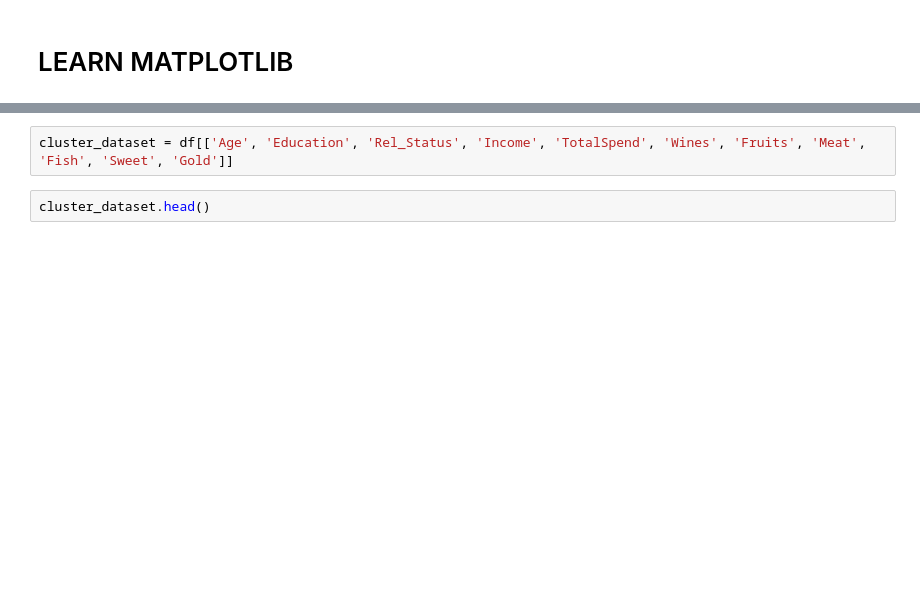
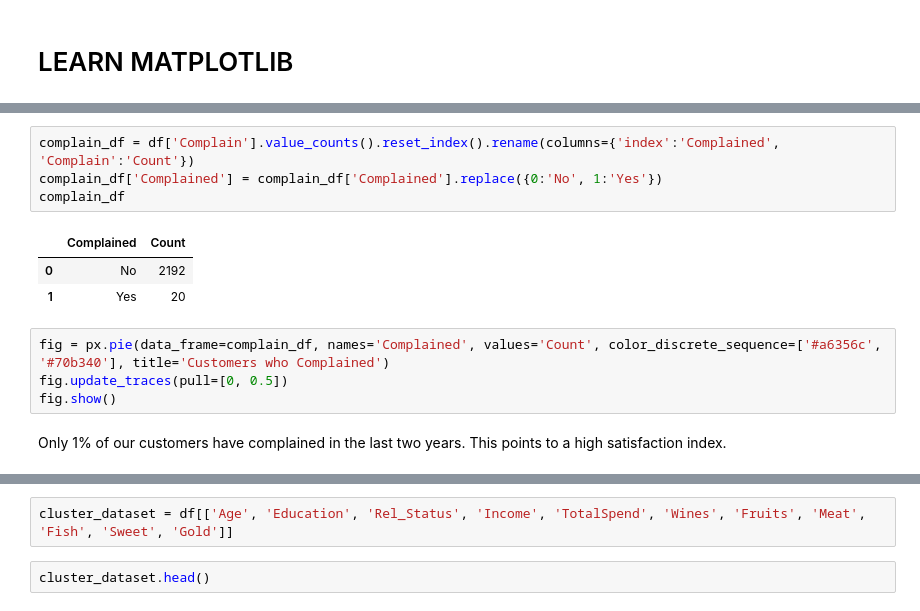
Before and after one commit to saranshkr/customer-profile-analysis, a Jupyter notebook: marketing-campaign-eda.ipynb, the cells around one changed output, grey strips where cells are left out. Saved outputs shown, nothing was run; the diff lists cells and outputs as text; blank space fills up the shorter version.

```diff
--- a/marketing-campaign-eda.ipynb
+++ b/marketing-campaign-eda.ipynb
@@ -497,0 +474,14 @@ plt.show()
+# %%
+complain_df = df['Complain'].value_counts().reset_index().rename(columns={'index':'Complained', 'Complain':'Count'})
+complain_df['Complained'] = complain_df['Complained'].replace({0:'No', 1:'Yes'})
+complain_df
+# %% [output]
+|  | Complained | Count |
+| 0 | No | 2192 |
+| 1 | Yes | 20 |
+# %%
+fig = px.pie(data_frame=complain_df, names='Complained', values='Count', color_discrete_sequence=['#a6356c', '#70b340'], title='Customers who Complained')
+fig.update_traces(pull=[0, 0.5])
+fig.show()
+# %% [markdown]
+Only 1% of our customers have complained in the last two years. This points to a high satisfaction index.
```
Also changed, not shown: parts of 20 cells of this notebook.
